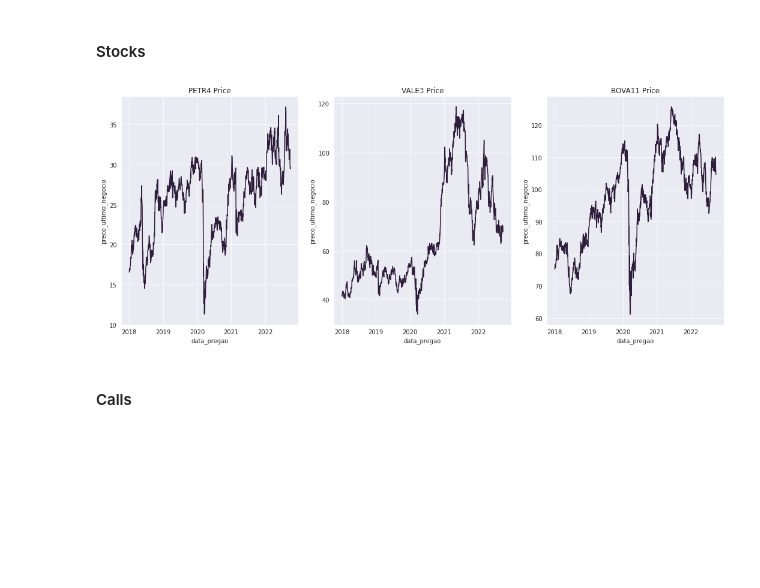
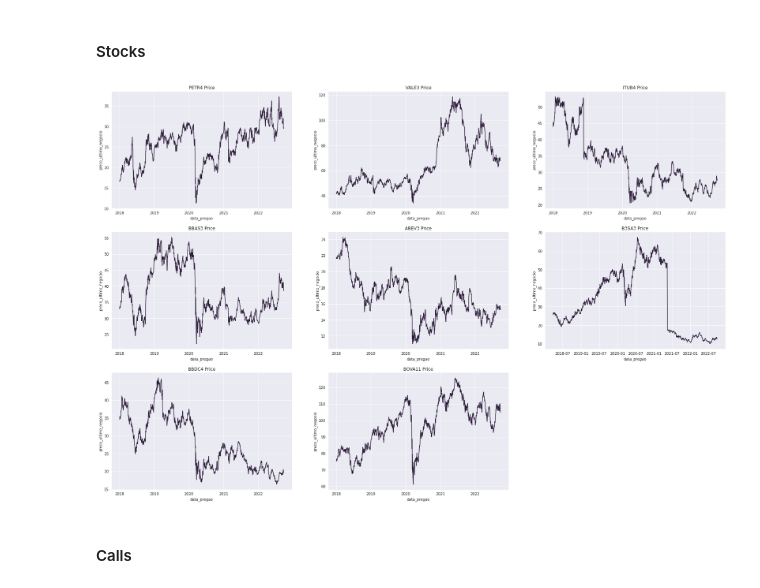
Before and after one commit to luikyv/stock-options, a Jupyter notebook: explore.ipynb, the cells around one changed output. Drawn from its saved outputs; the diff is of its cells as text; code cells hidden in the pictures; blank space fills up the shorter version.

```diff
--- a/explore.ipynb
+++ b/explore.ipynb
@@ -9,14 +9,18 @@ import pandas as pd
 import numpy as np
 from scipy.stats import norm
 import statistics
-from dataclasses import dataclass
+from dataclasses import dataclass, asdict
 import matplotlib.pyplot as plt
 import seaborn as sns
 from datetime import datetime, timedelta
 import math
-from typing import List, Callable
+from typing import List, Dict, Callable
 from functools import partial
+from sklearn.base import ClassifierMixin
 from sklearn.linear_model import LogisticRegression
+from sklearn import svm
+from sklearn.ensemble import RandomForestClassifier
+from sklearn import metrics
 from sklearn.model_selection import train_test_split
 from tqdm.notebook import tqdm
 from google.colab import drive
@@ -26,20 +30,20 @@ drive.mount("/content/drive/")
 warnings.filterwarnings("ignore")
 sns.set_style("darkgrid")
 sns.set_palette("mako")
+tqdm.pandas()
 
 ##### Defaults #####
-DATA_FOLDER_PATH = "drive/MyDrive/UFC/TCC/stock-options/data/"
+DATA_FOLDER_PATH = "/content/drive/MyDrive/UFC/TCC_STOCK_OPTIONS/stock-options/data/"
 DATA_PATH = DATA_FOLDER_PATH + "COTAHIST_A*.TXT"
-DIVIDENDS_DATA_PATH = DATA_FOLDER_PATH + "petr4_dividends.csv"
 TICKER_PATTERN = "".join([f"({ticker})|" for ticker in [
-    "PETR",
-    "VALE",
-    "BOV",
+    "PETR", # PETR4, Petrobras
+    "VALE", # VALE3, Vale
     "ITUB", # ITUB4, Itaú
     "BBAS", # BBAS3, Banco do Brasil
     "ABEV", # ABEV3, Ambev
     "B3SA", # B3SA3, B3
     "BBDC", # BBDC4, Bradesco
+    "BOV", # BOVA11, IBovespa
 ]])[:-1]
 # Market types for the column 'tipo_mercado'
 STOCK_COD, CALL_COD, PUT_COD = 10, 70, 80
@@ -150,39 +147,83 @@ petr4_stock_df_ = assets_df[
 petr4_stock_df_["data_pregao"] = pd.to_datetime(petr4_stock_df_["data_pregao"], format="%Y%m%d")
 
 vale3_stock_df_ = assets_df[
     (assets_df["cod_negociacao"] == "VALE3")
     & (assets_df["tipo_mercado"] == STOCK_COD)
 ].sort_values("data_pregao").reset_index(drop=True)
 vale3_stock_df_["data_pregao"] = pd.to_datetime(vale3_stock_df_["data_pregao"], format="%Y%m%d")
 
 itub4_stock_df_ = assets_df[
     (assets_df["cod_negociacao"] == "ITUB4")
     & (assets_df["tipo_mercado"] == STOCK_COD)
 ].sort_values("data_pregao").reset_index(drop=True)
-vale3_stock_df_["data_pregao"] = pd.to_datetime(vale3_stock_df_["data_pregao"], format="%Y%m%d")
+itub4_stock_df_["data_pregao"] = pd.to_datetime(itub4_stock_df_["data_pregao"], format="%Y%m%d")
+
+bbas3_stock_df_ = assets_df[
+    (assets_df["cod_negociacao"] == "BBAS3")
+    & (assets_df["tipo_mercado"] == STOCK_COD)
+].sort_values("data_pregao").reset_index(drop=True)
+bbas3_stock_df_["data_pregao"] = pd.to_datetime(bbas3_stock_df_["data_pregao"], format="%Y%m%d")
+
+abev3_stock_df_ = assets_df[
+    (assets_df["cod_negociacao"] == "ABEV3")
+    & (assets_df["tipo_mercado"] == STOCK_COD)
+].sort_values("data_pregao").reset_index(drop=True)
+abev3_stock_df_["data_pregao"] = pd.to_datetime(abev3_stock_df_["data_pregao"], format="%Y%m%d")
+
+b3sa3_stock_df_ = assets_df[
+    (assets_df["cod_negociacao"] == "B3SA3")
+    & (assets_df["tipo_mercado"] == STOCK_COD)
+].sort_values("data_pregao").reset_index(drop=True)
+b3sa3_stock_df_["data_pregao"] = pd.to_datetime(b3sa3_stock_df_["data_pregao"], format="%Y%m%d")
+
+bbdc4_stock_df_ = assets_df[
+    (assets_df["cod_negociacao"] == "BBDC4")
+    & (assets_df["tipo_mercado"] == STOCK_COD)
+].sort_values("data_pregao").reset_index(drop=True)
+bbdc4_stock_df_["data_pregao"] = pd.to_datetime(bbdc4_stock_df_["data_pregao"], format="%Y%m%d")
 
 bova11_stock_df = assets_df[
     (assets_df["cod_negociacao"] == "BOVA11")
     & (assets_df["tipo_mercado"] == STOCK_COD)
 ].sort_values("data_pregao").reset_index(drop=True)
 bova11_stock_df["data_pregao"] = pd.to_datetime(bova11_stock_df["data_pregao"], format="%Y%m%d")
 
 ### Plot Graphs ###
-plt.figure(figsize=(18,7))
+plt.figure(figsize=(30,20))
 
-plt.subplot(1,3,1)
+plt.subplot(3,3,1)
 sns.lineplot(data=petr4_stock_df_, x="data_pregao", y="preco_ultimo_negocio")
 _ = plt.title("PETR4 Price")
 
-plt.subplot(1,3,2)
+plt.subplot(3,3,2)
 sns.lineplot(data=vale3_stock_df_, x="data_pregao", y="preco_ultimo_negocio")
 _ = plt.title("VALE3 Price")
 
-plt.subplot(1,3,3)
+plt.subplot(3,3,3)
+sns.lineplot(data=itub4_stock_df_, x="data_pregao", y="preco_ultimo_negocio")
+_ = plt.title("ITUB4 Price")
+
+plt.subplot(3,3,4)
+sns.lineplot(data=bbas3_stock_df_, x="data_pregao", y="preco_ultimo_negocio")
+_ = plt.title("BBAS3 Price")
+
+plt.subplot(3,3,5)
+sns.lineplot(data=abev3_stock_df_, x="data_pregao", y="preco_ultimo_negocio")
+_ = plt.title("ABEV3 Price")
+
+plt.subplot(3,3,6)
+sns.lineplot(data=b3sa3_stock_df_, x="data_pregao", y="preco_ultimo_negocio")
+_ = plt.title("B3SA3 Price")
+
+plt.subplot(3,3,7)
+sns.lineplot(data=bbdc4_stock_df_, x="data_pregao", y="preco_ultimo_negocio")
+_ = plt.title("BBDC4 Price")
+
+plt.subplot(3,3,8)
 sns.lineplot(data=bova11_stock_df, x="data_pregao", y="preco_ultimo_negocio")
 _ = plt.title("BOVA11 Price")
 # %% [output]
-[figure, old version]
+[figure, new version]
 # %% [markdown]
 #### Calls
 # %%
```
Also changed, not shown: parts of 43 cells of this notebook, 21 other files.
